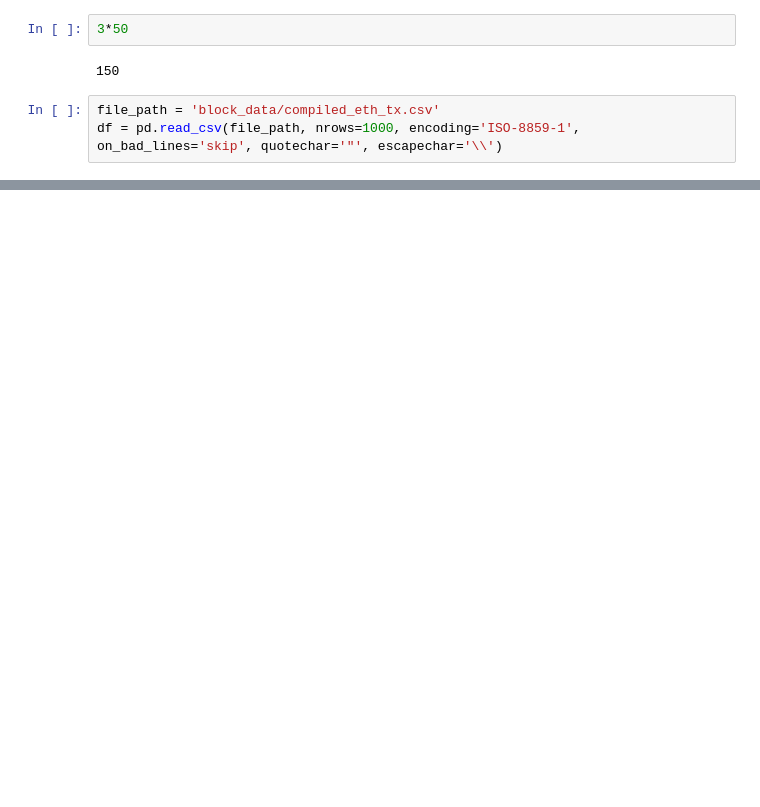
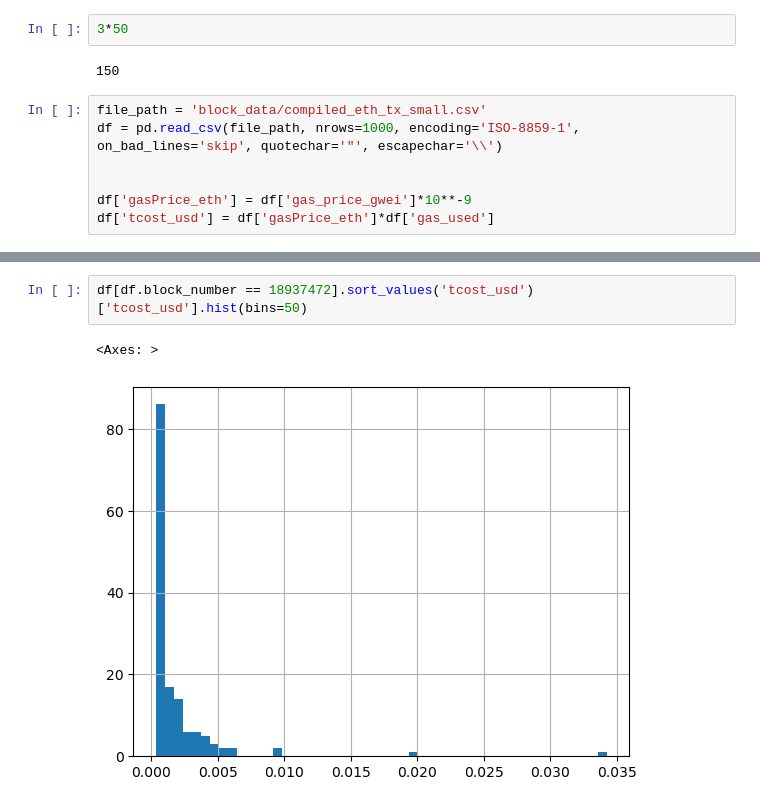
Before and after one commit to Armand-Morin/afp-berkeley-dynamic-fee-defi-amm, a Jupyter notebook: block_tx.ipynb, the cells around one changed output, grey strips where cells are left out. Drawn from its saved outputs; the diff is of its cells as text; blank space fills up the shorter version.

```diff
--- a/block_tx.ipynb
+++ b/block_tx.ipynb
@@ -145,5 +148,9 @@ print("All data processed and saved.")
 # %% [output]
 150
 # %%
-file_path = 'block_data/compiled_eth_tx.csv'
+file_path = 'block_data/compiled_eth_tx_small.csv'
 df = pd.read_csv(file_path, nrows=1000, encoding='ISO-8859-1', on_bad_lines='skip', quotechar='"', escapechar='\\')
+
+
+df['gasPrice_eth'] = df['gas_price_gwei']*10**-9
+df['tcost_usd'] = df['gasPrice_eth']*df['gas_used']
@@ -153,0 +169,5 @@ content
+# %%
+df[df.block_number == 18937472].sort_values('tcost_usd')['tcost_usd'].hist(bins=50)
+# %% [output]
+<Axes: >
+[figure, added]
```
Also changed, not shown: parts of 3 cells of this notebook, 3 other files.
